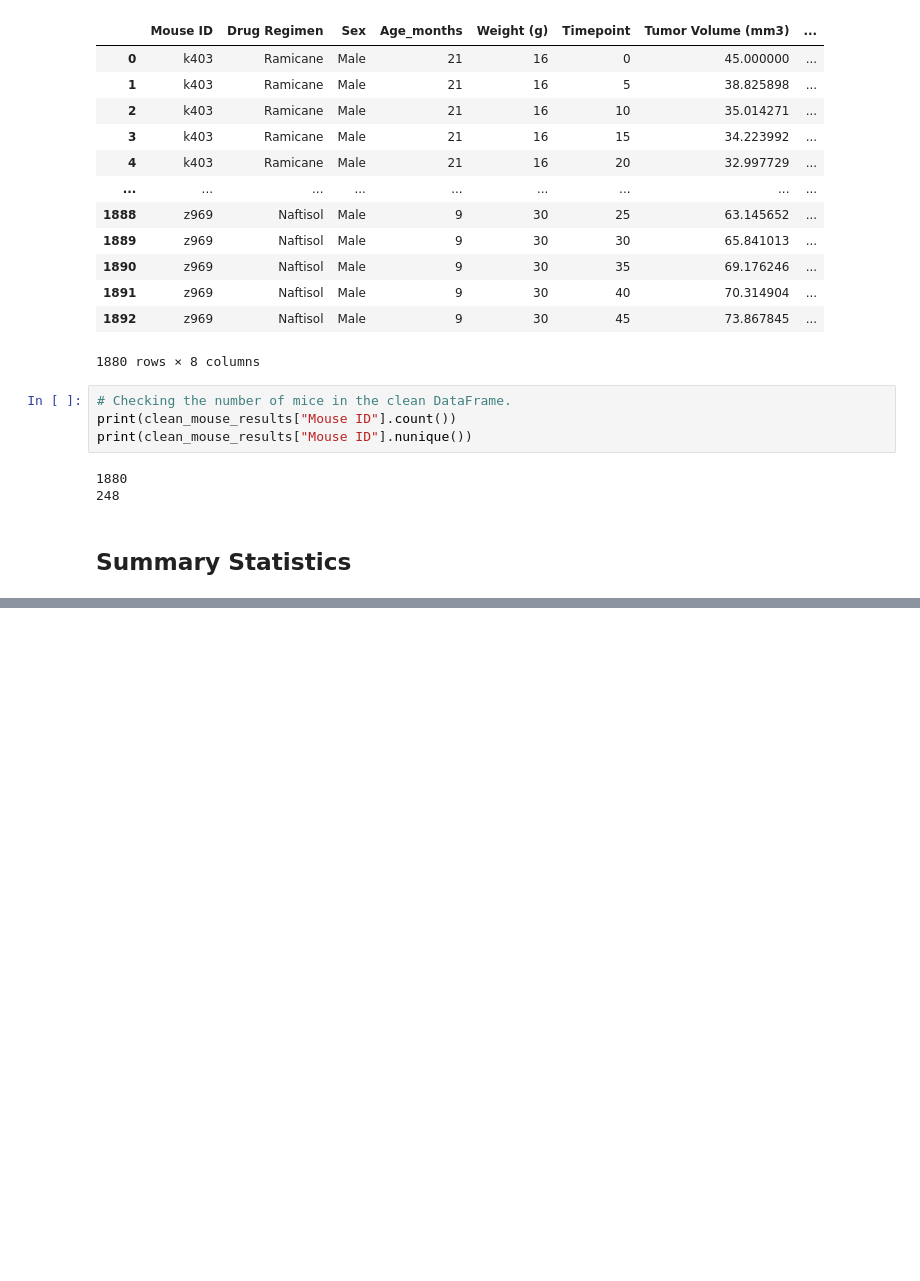
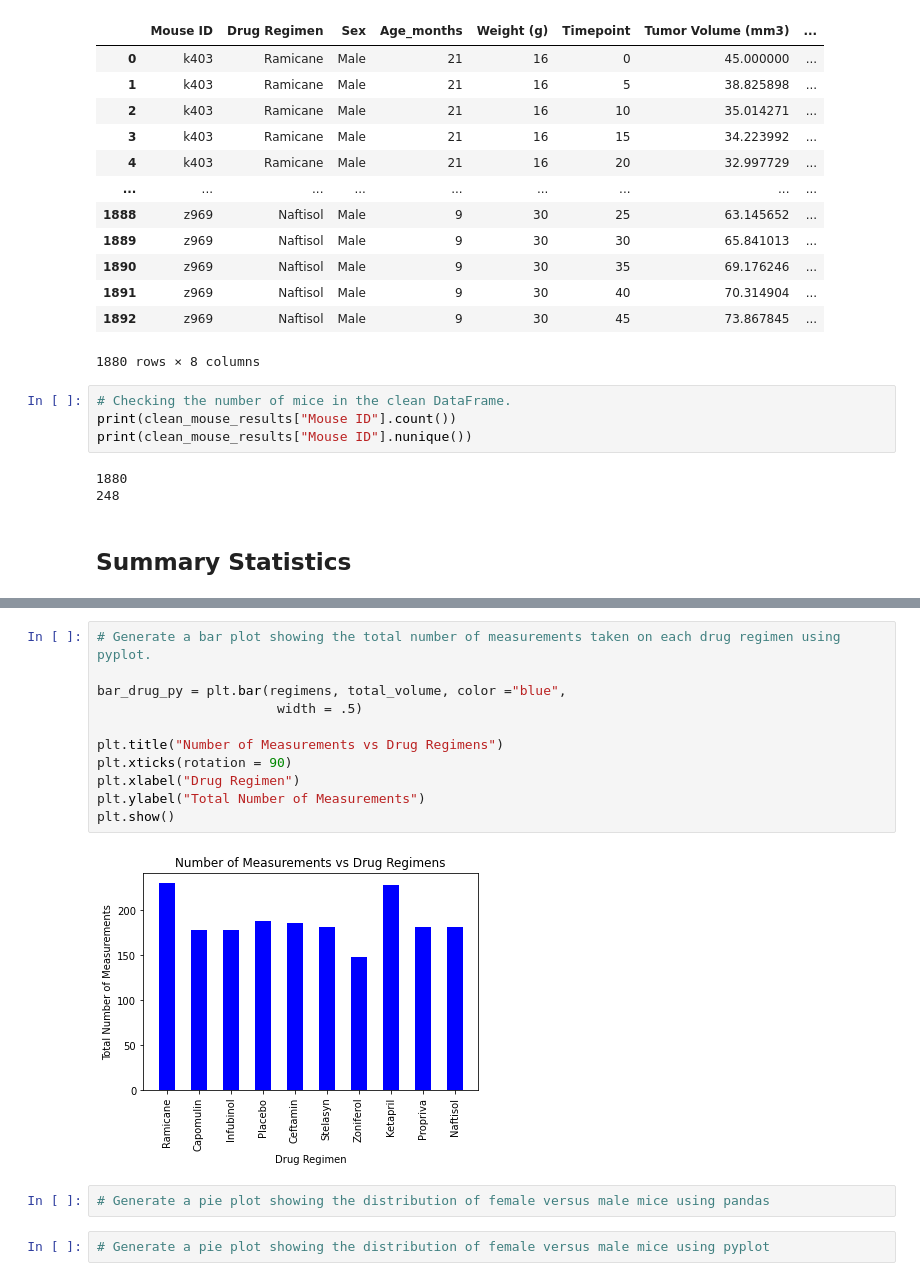
Before and after one commit to jroy22/matplotlib-challenge, a Jupyter notebook: Pymaceutical/PymaceuticalsAnalysis.ipynb, the cells around one changed output, grey strips where cells are left out. Saved outputs shown, nothing was run; the diff lists cells and outputs as text; blank space fills up the shorter version.

```diff
--- a/Pymaceutical/PymaceuticalsAnalysis.ipynb
+++ b/Pymaceutical/PymaceuticalsAnalysis.ipynb
@@ -90,0 +160,17 @@ print(clean_mouse_results["Mouse ID"].nunique())
+# %%
+# Generate a bar plot showing the total number of measurements taken on each drug regimen using pyplot.
+
+bar_drug_py = plt.bar(regimens, total_volume, color ="blue",
+                       width = .5)
+
+plt.title("Number of Measurements vs Drug Regimens")
+plt.xticks(rotation = 90)
+plt.xlabel("Drug Regimen")
+plt.ylabel("Total Number of Measurements")
+plt.show()
+# %% [output]
+[figure, added]
+# %%
+# Generate a pie plot showing the distribution of female versus male mice using pandas
+# %%
+# Generate a pie plot showing the distribution of female versus male mice using pyplot
```
Also changed, not shown: parts of 13 cells of this notebook.
